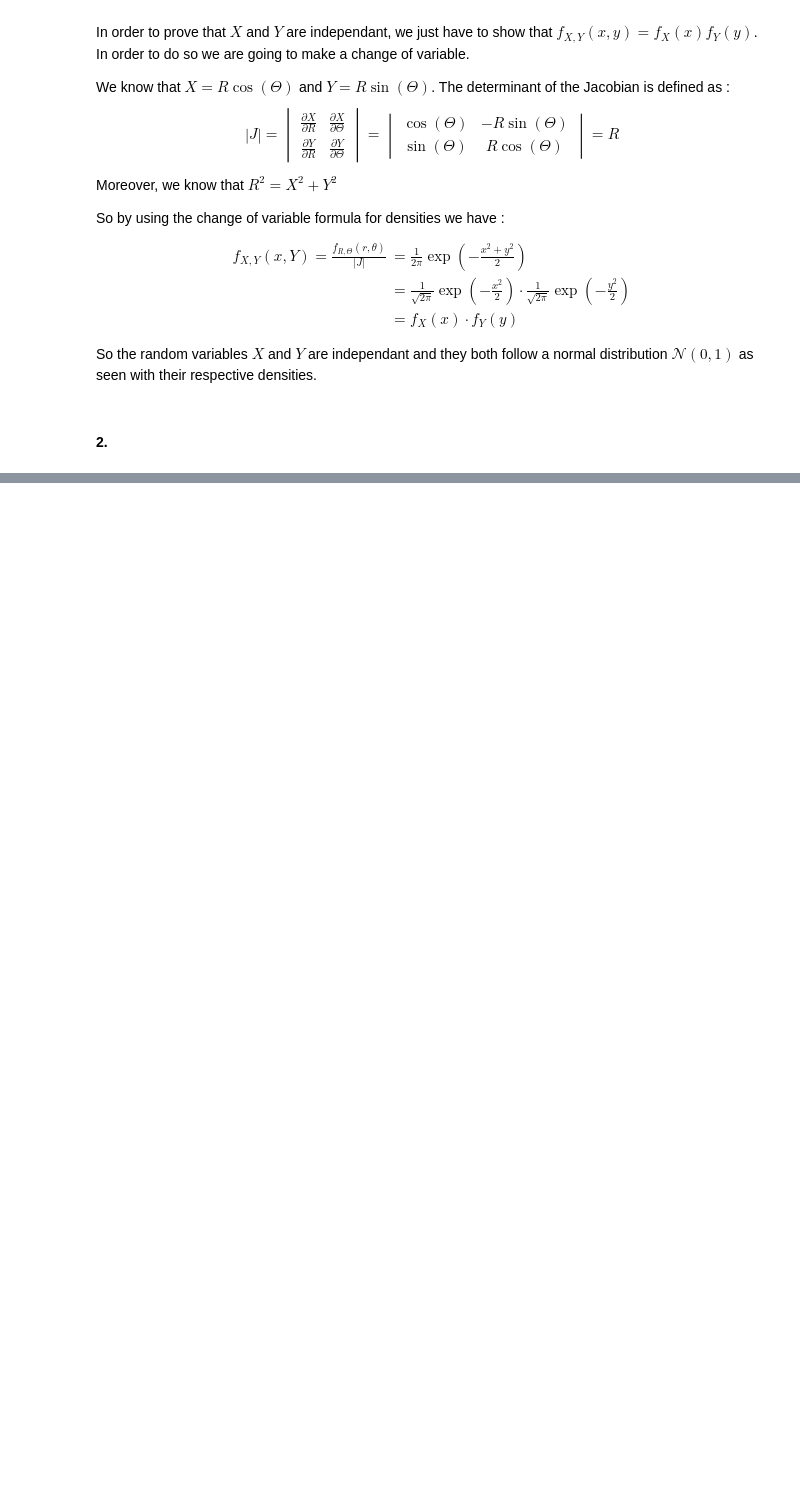
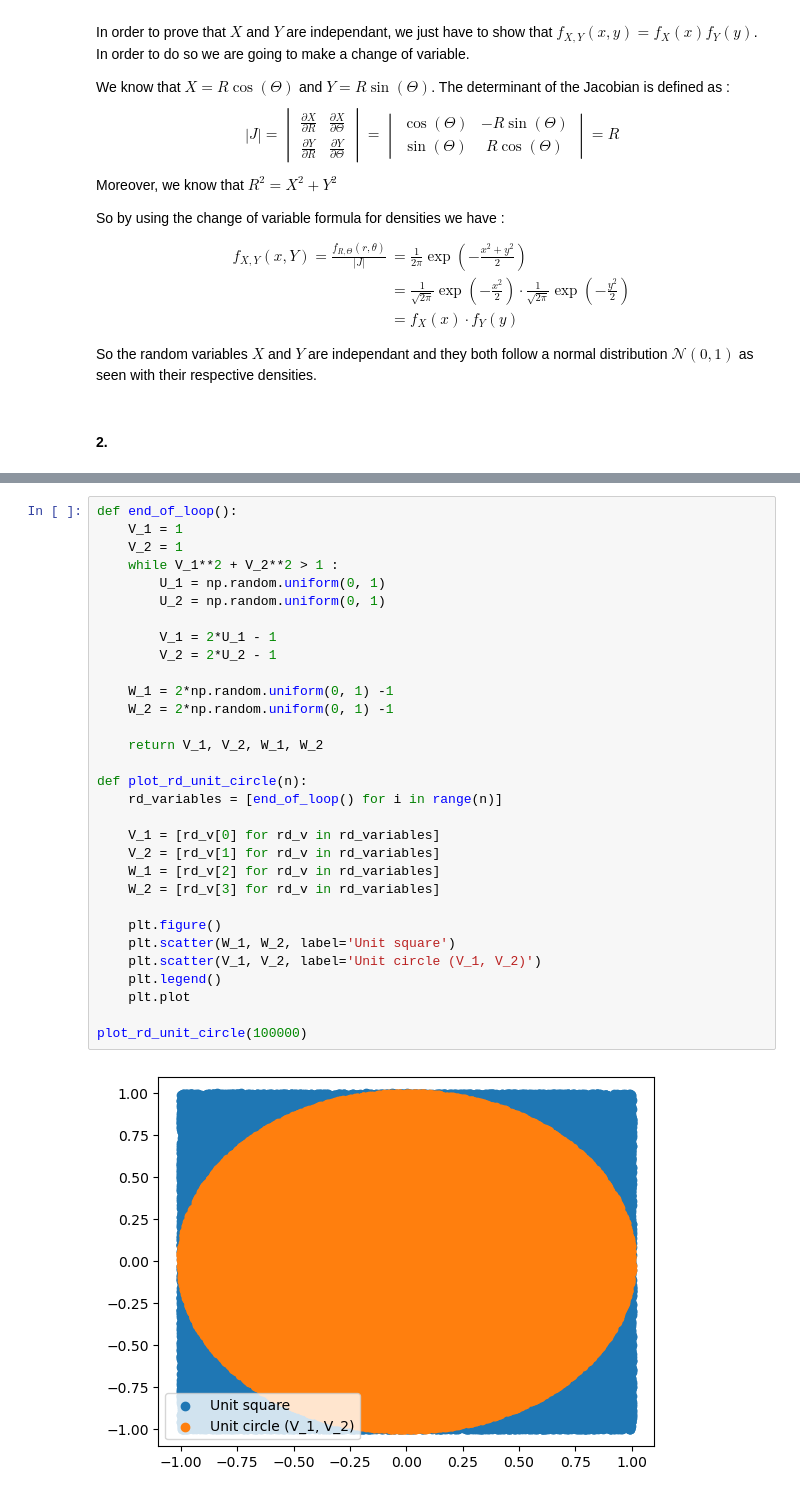
Before and after one commit to noahtournier/Computational-Statistics-MVA, a Jupyter notebook: TP1/EX2.ipynb, the cells around one changed output, grey strips where cells are left out. Drawn from its saved outputs; the diff is of its cells as text; blank space fills up the shorter version.

```diff
--- a/TP1/EX2.ipynb
+++ b/TP1/EX2.ipynb
@@ -108,0 +114,33 @@ plot_variables(U_1, U_2, X, Y)
+# %%
+def end_of_loop():
+    V_1 = 1
+    V_2 = 1
+    while V_1**2 + V_2**2 > 1 :
+        U_1 = np.random.uniform(0, 1)
+        U_2 = np.random.uniform(0, 1)
+
+        V_1 = 2*U_1 - 1
+        V_2 = 2*U_2 - 1
+
+    W_1 = 2*np.random.uniform(0, 1) -1
+    W_2 = 2*np.random.uniform(0, 1) -1
+
+    return V_1, V_2, W_1, W_2
+
+def plot_rd_unit_circle(n):
+    rd_variables = [end_of_loop() for i in range(n)]
+
+    V_1 = [rd_v[0] for rd_v in rd_variables]
+    V_2 = [rd_v[1] for rd_v in rd_variables]
+    W_1 = [rd_v[2] for rd_v in rd_variables]
+    W_2 = [rd_v[3] for rd_v in rd_variables]
+
+    plt.figure()
+    plt.scatter(W_1, W_2, label='Unit square')
+    plt.scatter(V_1, V_2, label='Unit circle (V_1, V_2)')
+    plt.legend()
+    plt.plot
+
+plot_rd_unit_circle(100000)
+# %% [output]
+[figure, added]
```
Also changed, not shown: parts of 4 cells of this notebook.
